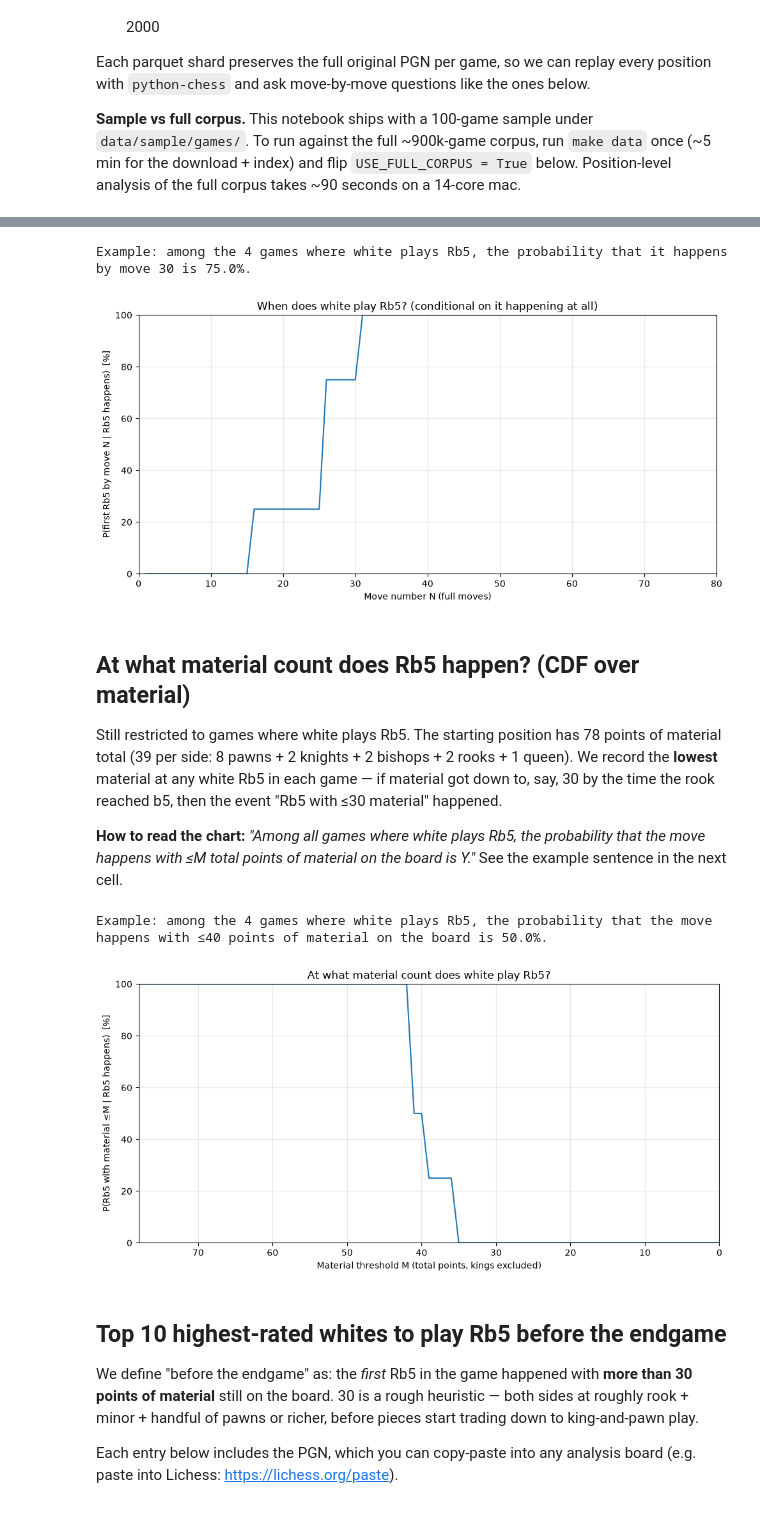
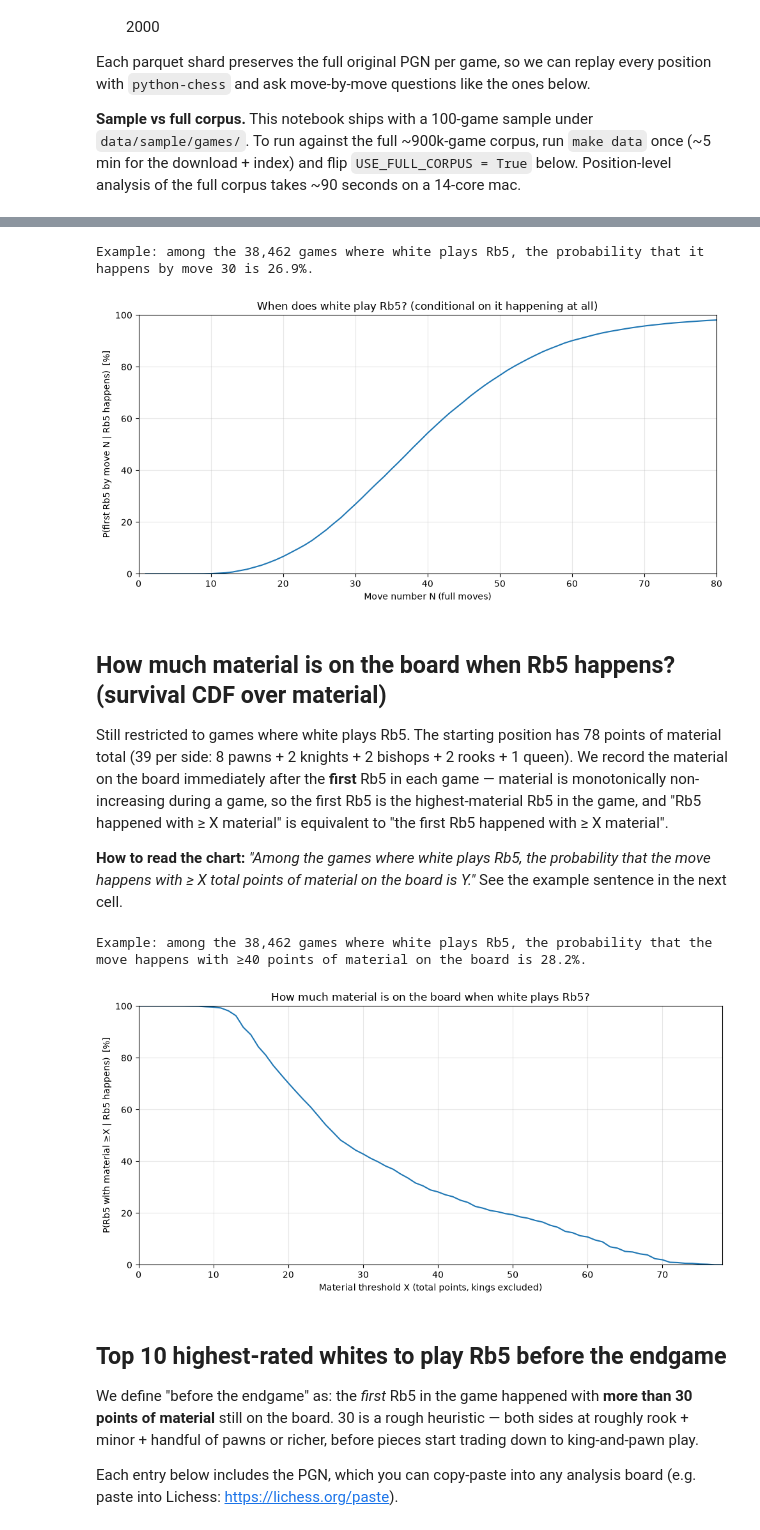
Before and after one commit to pwsiegel/chess-move-stats, a Jupyter notebook: notebooks/rook_b5.ipynb, the cells around one changed output, grey strips where cells are left out. Cells and saved outputs as stored; diff of their text form; code cells hidden in the pictures.

```diff
--- a/notebooks/rook_b5.ipynb
+++ b/notebooks/rook_b5.ipynb
@@ -24,9 +26,9 @@ import pandas as pd
 import pyarrow as pa
 import pyarrow.parquet as pq
 
-from chess_corpus.analysis import map_shards, white_rook_to_b5
+from chess_corpus.analysis import map_shards, white_quiet_rook_to_b5
 
-USE_FULL_CORPUS = False
+USE_FULL_CORPUS = True
 
 ROOT = Path.cwd().parent if Path.cwd().name == "notebooks" else Path.cwd()
 SHARD_DIR = ROOT / ("data/processed/games" if USE_FULL_CORPUS else "data/sample/games")
@@ -40,7 +42,7 @@ Reading shards from /Users/paul/pwsiegel/chess-move-stats/data/sample/games
 
 `map_shards` parallelizes across parquet shards (13 shards on the full corpus → one wave on 13 workers).
 # %%
-rb5 = pd.DataFrame(map_shards(white_rook_to_b5, shard_dir=SHARD_DIR))
+rb5 = pd.DataFrame(map_shards(white_quiet_rook_to_b5, shard_dir=SHARD_DIR))
 print(f"Replayed {len(rb5):,} games.")
 rb5.head()
 # %% [output]
@@ -71,6 +73,7 @@ Restrict to games where white plays Rb5, then ask: how soon does it happen? We r
 # %%
 played = rb5[rb5["first_rb5_fullmove"].notna()].copy()
 played["first_rb5_fullmove"] = played["first_rb5_fullmove"].astype(int)
+played["first_rb5_material"] = played["first_rb5_material"].astype(int)
 
 max_n = 80
 ns = np.arange(1, max_n + 1)
@@ -85,7 +88,7 @@ print(
     f"the probability that it happens by move {example_n} is {ex_p:.1%}."
 )
 # %% [output]
-Example: among the 4 games where white plays Rb5, the probability that it happens by move 30 is 75.0%.
+Example: among the 38,462 games where white plays Rb5, the probability that it happens by move 30 is 26.9%.
 # %%
 fig, ax = plt.subplots(figsize=(10, 5))
 ax.plot(cdf_move["N"], cdf_move["prob"] * 100)
@@ -98,40 +101,39 @@ ax.set_ylim(0, 100)
 plt.tight_layout()
 plt.show()
 # %% [output]
-[figure, old version]
+[figure, new version]
 # %% [markdown]
-## At what material count does Rb5 happen? (CDF over material)
+## How much material is on the board when Rb5 happens? (survival CDF over material)
 
-Still restricted to games where white plays Rb5. The starting position has 78 points of material total (39 per side: 8 pawns + 2 knights + 2 bishops + 2 rooks + 1 queen). We record the **lowest** material at any white Rb5 in each game — if material got down to, say, 30 by the time the rook reached b5, then the event "Rb5 with ≤30 material" happened.
+Still restricted to games where white plays Rb5. The starting position has 78 points of material total (39 per side: 8 pawns + 2 knights + 2 bishops + 2 rooks + 1 queen). We record the material on the board immediately after the **first** Rb5 in each game — material is monotonically non-increasing during a game, so the first Rb5 is the highest-material Rb5 in the game, and "Rb5 happened with ≥ X material" is equivalent to "the first Rb5 happened with ≥ X material".
 
-**How to read the chart:** *"Among all games where white plays Rb5, the probability that the move happens with ≤M total points of material on the board is Y."* See the example sentence in the next cell.
+**How to read the chart:** *"Among the games where white plays Rb5, the probability that the move happens with ≥ X total points of material on the board is Y."* See the example sentence in the next cell.
 # %%
-min_mat = played["min_material_at_rb5"].astype(int)
-ms = np.arange(0, 79)
-cdf_mat = pd.DataFrame({"M": ms, "prob": [(min_mat <= m).mean() for m in ms]})
+first_mat = played["first_rb5_material"]
+xs = np.arange(0, 79)
+cdf_mat = pd.DataFrame({"X": xs, "prob": [(first_mat >= x).mean() for x in xs]})
 
-example_m = 40
-ex_p = cdf_mat.loc[cdf_mat["M"] == example_m, "prob"].iloc[0]
+example_x = 40
+ex_p = cdf_mat.loc[cdf_mat["X"] == example_x, "prob"].iloc[0]
 print(
     f"Example: among the {len(played):,} games where white plays Rb5, "
-    f"the probability that the move happens with ≤{example_m} points of material on the board is {ex_p:.1%}."
+    f"the probability that the move happens with ≥{example_x} points of material on the board is {ex_p:.1%}."
 )
 # %% [output]
-Example: among the 4 games where white plays Rb5, the probability that the move happens with ≤40 points of material on the board is 50.0%.
+Example: among the 38,462 games where white plays Rb5, the probability that the move happens with ≥40 points of material on the board is 28.2%.
 # %%
 fig, ax = plt.subplots(figsize=(10, 5))
-ax.plot(cdf_mat["M"], cdf_mat["prob"] * 100)
-ax.set_xlabel("Material threshold M (total points, kings excluded)")
-ax.set_ylabel("P(Rb5 with material ≤M | Rb5 happens)  [%]")
-ax.set_title("At what material count does white play Rb5?")
+ax.plot(cdf_mat["X"], cdf_mat["prob"] * 100)
+ax.set_xlabel("Material threshold X (total points, kings excluded)")
+ax.set_ylabel("P(Rb5 with material ≥X | Rb5 happens)  [%]")
+ax.set_title("How much material is on the board when white plays Rb5?")
 ax.set_xlim(0, 78)
-ax.invert_xaxis()  # left = endgame, right = opening
 ax.grid(alpha=0.3)
 ax.set_ylim(0, 100)
 plt.tight_layout()
 plt.show()
 # %% [output]
-[figure, old version]
+[figure, new version]
 # %% [markdown]
 ## Top 10 highest-rated whites to play Rb5 before the endgame
 
```
Also changed, not shown: parts of 9 cells of this notebook, 1 other file.
